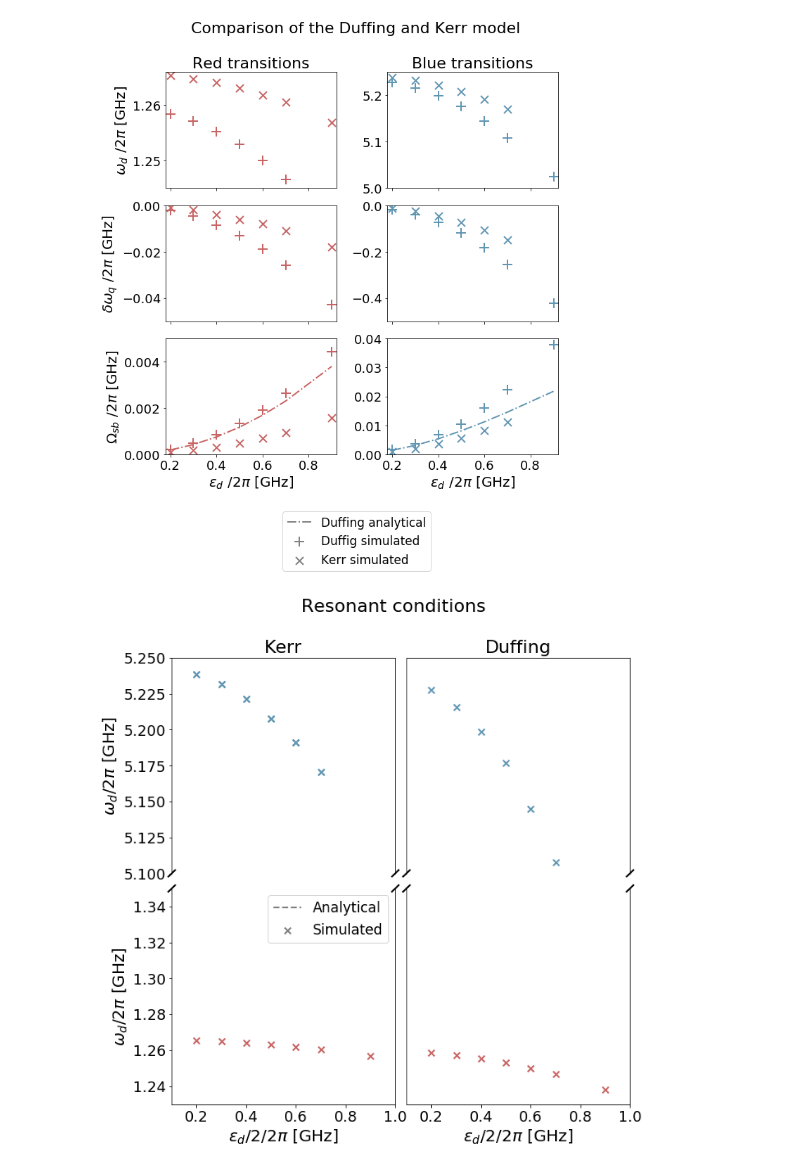
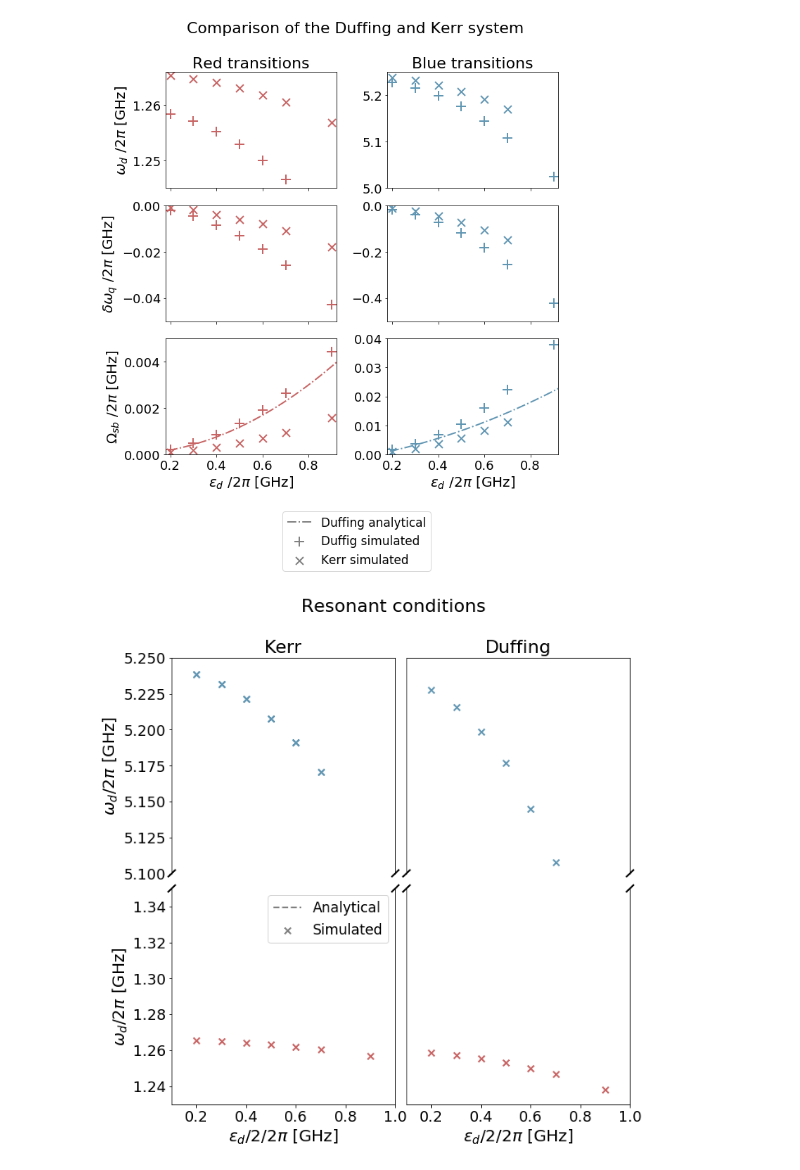
Before and after one commit to wouterkesselsap/thesis, a Jupyter notebook: overview_transmon_single.ipynb, the cells around one changed output. Cells and saved outputs as stored; diff of their text form; code cells hidden in the pictures.

```diff
--- a/overview_transmon_single.ipynb
+++ b/overview_transmon_single.ipynb
@@ -96,13 +96,16 @@ fp_wsb_red_larger_cfit = np.polyfit(eps_larger, fp_wsb_red_larger, polydeg)
 fp_wsb_blue_larger_cfit = np.polyfit(eps_larger, fp_wsb_blue_larger, polydeg)
 fp_wsb_red_smaller_cfit = np.polyfit(eps_smaller, fp_wsb_red_smaller, polydeg)
 fp_wsb_blue_smaller_cfit = np.polyfit(eps_smaller, fp_wsb_blue_smaller, polydeg)
+
+fp_wsb_th_red_larger_cfit = np.polyfit(eps_larger, fp_wsb_th_red_larger, polydeg)
+fp_wsb_th_blue_larger_cfit = np.polyfit(eps_larger, fp_wsb_th_blue_larger, polydeg)
 # %%
 devdr_lim = [-0.5, 0]
 wsb_lim = [0, 0.05]
 eps_lim = [0.18, 0.92]
 
 fig, axes = plt.subplots(3, 2, figsize=(10,10))
-fig.suptitle("Comparison of the Duffing and Kerr model")
+fig.suptitle("Comparison of the Duffing and Kerr system")
 
 plt.subplot(3, 2, 1)
 plt.scatter(eps_larger, fp_wd_red_larger, marker=markerstyles['Duffing'], s=markersizes['Duffing'], c=plotcolours['sbred'])
@@ -124,7 +127,8 @@ plt.gca().set_xticklabels([])
 
 plt.subplot(3, 2, 5)
 plt.scatter(eps_larger, fp_wsb_red_larger, marker=markerstyles['Duffing'], s=markersizes['Duffing'], c=plotcolours['sbred'])
-plt.plot(eps_larger, fp_wsb_th_red_larger, ls=linestyles['analytical'], c=plotcolours['sbred'])
+# plt.plot(eps_larger, fp_wsb_th_red_larger, ls=linestyles['analytical'], c=plotcolours['sbred'])
+plt.plot(np.linspace(0, 1), np.poly1d(fp_wsb_th_red_larger_cfit)(np.linspace(0, 1)), ls=linestyles['analytical'], c=plotcolours['sbred'])
 plt.scatter(eps_larger, rwa_wsb_red_larger, marker=markerstyles['Kerr'], s=markersizes['Kerr'], c=plotcolours['sbred'])
 plt.xlim(eps_lim)
 plt.ylim([0, 0.005])
@@ -140,35 +144,36 @@ plt.gca().set_xticklabels([])
 plt.title("Blue transitions")
 
 plt.subplot(3, 2, 4)
 plt.scatter(eps_larger, fp_devdr_blue_larger, marker=markerstyles['Duffing'], s=markersizes['Duffing'], c=plotcolours['sbblue'])
 # plt.plot(eps_larger, fp_devdr_th_blue_larger, ls=linestyles['Duffing'], c=plotcolours['sbblue'])
 plt.scatter(eps_larger[:-1], rwa_devdr_blue_larger, marker=markerstyles['Kerr'], s=markersizes['Kerr'], c=plotcolours['sbblue'])
 plt.ylim(devdr_lim)
 plt.xlim(eps_lim)
 plt.gca().set_xticklabels([])
 
 plt.plot(0, 0, ls=linestyles['analytical'], c='gray', label="Duffing analytical")
 plt.scatter(0, 0, marker=markerstyles['Duffing'], s=markersizes['Duffing'], c='gray', label="Duffig simulated")
 plt.scatter(0, 0, marker=markerstyles['Kerr'], s=markersizes['Kerr'], c='gray', label="Kerr simulated")
 ax = plt.gca()
 box = ax.get_position()
 ax.set_position([box.x0, box.y0, box.width * 0.9, box.height])
 ax.legend(loc='center left', bbox_to_anchor=(-0.65, -1.9))
 
 plt.subplot(3, 2, 6)
 plt.scatter(eps_larger, fp_wsb_blue_larger, marker=markerstyles['Duffing'], s=markersizes['Duffing'], c=plotcolours['sbblue'])
-plt.plot(eps_larger, fp_wsb_th_blue_larger, ls=linestyles['analytical'], c=plotcolours['sbblue'])
+# plt.plot(eps_larger, fp_wsb_th_blue_larger, ls=linestyles['analytical'], c=plotcolours['sbblue'])
+plt.plot(np.linspace(0, 1), np.poly1d(fp_wsb_th_blue_larger_cfit)(np.linspace(0, 1)), ls=linestyles['analytical'], c=plotcolours['sbblue'])
 plt.scatter(eps_larger[:-1], rwa_wsb_blue_larger, marker=markerstyles['Kerr'], s=markersizes['Kerr'], c=plotcolours['sbblue'])
 plt.xlim(eps_lim)
 plt.ylim([0, 0.04])
 plt.xlabel("$\\epsilon_d$ $/2\\pi$ [GHz]")
 
 plt.subplots_adjust(wspace=0.30)
 plt.subplots_adjust(hspace=0.15)
 plt.subplots_adjust(top=0.88)
 plt.show()
 # %% [output]
-[figure, old version]
+[figure, new version]
 # %%
 d = .015
 
```
Also changed, not shown: 2 other files.
